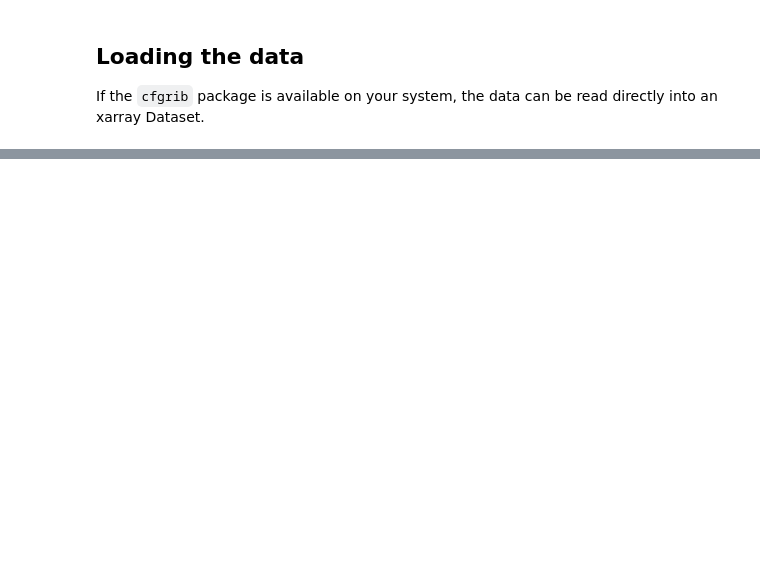
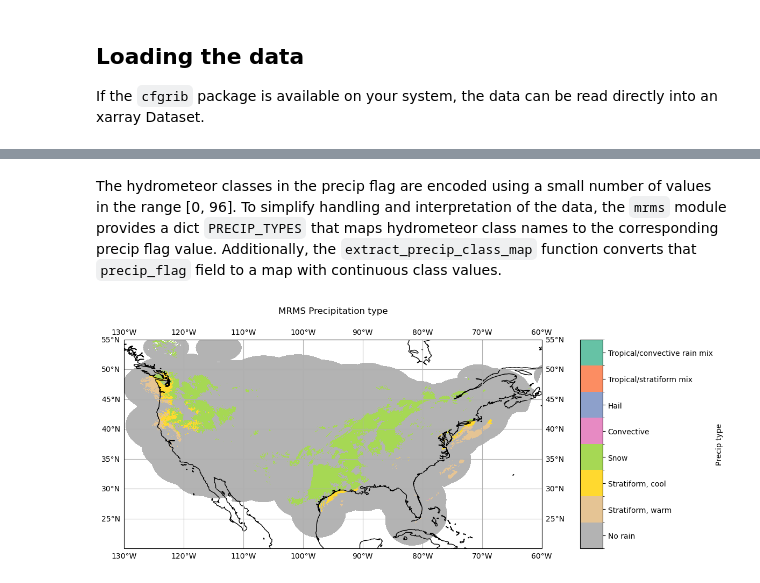
Before and after one commit to SEE-GEO/pansat, a Jupyter notebook: notebooks/products/mrms.ipynb, the cells around one changed output, grey strips where cells are left out. Cells and saved outputs as stored; diff of their text form; code cells hidden in the pictures; blank space fills up the shorter version.

```diff
--- a/notebooks/products/mrms.ipynb
+++ b/notebooks/products/mrms.ipynb
@@ -125,0 +94,5 @@ plt.tight_layout()
+# %%
+files = mrms.precip_flag.download(time_range)
+# %%
+data = mrms.precip_flag.open(files[0])
+display(data)
@@ -125,0 +119,40 @@ plt.tight_layout()
+# %% [markdown]
+The hydrometeor classes in the precip flag are encoded using a small number of values in the range [0, 96]. To simplify handling and interpretation of the data, the ``mrms`` module provides a dict ``PRECIP_TYPES`` that maps hydrometeor class names to the corresponding precip flag value. Additionally, the ``extract_precip_class_map`` function converts that ``precip_flag`` field to a map with continuous class values.
+# %%
+precip_class = mrms.extract_precip_class_map(data.precip_flag)
+# %%
+from copy import copy
+from matplotlib.gridspec import GridSpec
+from matplotlib.colors import BoundaryNorm
+from matplotlib.cm import Set2_r
+import cartopy.crs as ccrs
+
+gs = GridSpec(1, 2, width_ratios=[1.0, 0.05])
+f = plt.figure(figsize=(12, 5))
+ax = plt.subplot(gs[0, 0], projection=ccrs.PlateCarree())
+
+lats = data["latitude"].data[::3]
+lons = data["longitude"].data[::3]
+classes  = precip_class[::3, ::3]
+
+cmap = Set2_r
+bounds = np.arange(9) - 0.5
+norm = BoundaryNorm(bounds, cmap.N)
+
+m = ax.pcolormesh(lons, lats, classes, norm=norm, cmap=cmap)
+ax.coastlines()
+ax.set_title("MRMS Precipitation type", pad=20)
+ax.set_xlabel(r"Longitude [$^\deg$ W]")
+ax.set_ylabel(r"Latitude [$^\deg$ N]")
+ax.gridlines(draw_labels=True)
+
+
+ax = plt.subplot(gs[0, 1])
+cb = plt.colorbar(m, cax=ax, label="Precip type")
+cb.ax.yaxis.set_ticks(np.arange(8))
+cb.ax.yaxis.set_ticklabels(mrms.PRECIP_TYPES.keys())
+
+f.canvas.draw()
+plt.tight_layout()
+# %% [output]
+[figure, added]
```
Also changed, not shown: parts of 9 cells of this notebook, 1 other file.
